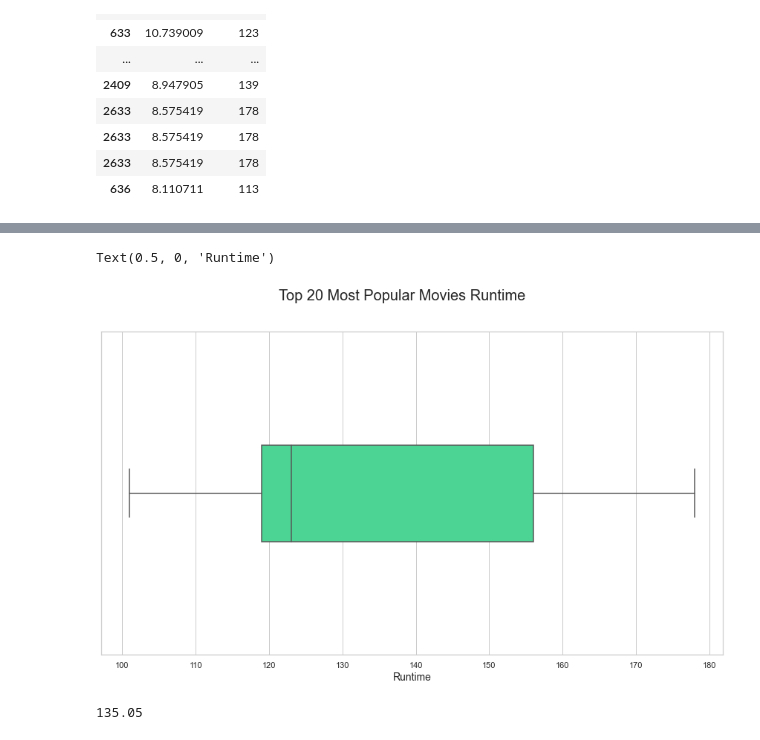
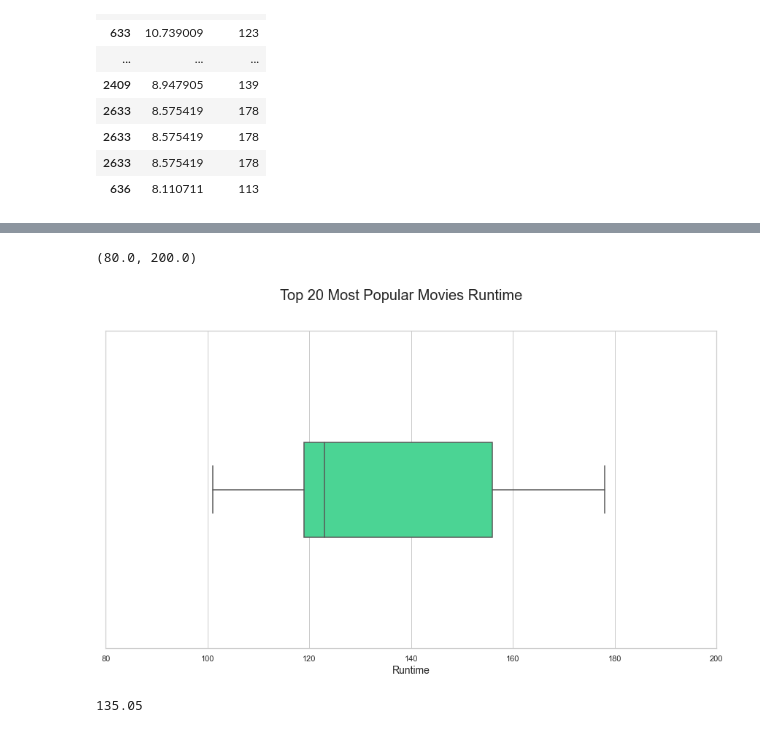
Before and after one commit to krbendol/movie_analysis_Microsoft, a Jupyter notebook: cleaning_of_data.ipynb, the cells around one changed output, grey strips where cells are left out. Drawn from its saved outputs; the diff is of its cells as text; code cells hidden in the pictures.

```diff
--- a/cleaning_of_data.ipynb
+++ b/cleaning_of_data.ipynb
@@ -470,16 +414,17 @@ Name: runtime, dtype: int64
 # %%
 #boxplot = sns.boxplot( x=top_20_pop["runtime"], width = .3,);
 #boxplot.axes.set_title("Top 20 Most Popular Movies Runtime", fontsize=16)
 #boxplot.set_xlabel("Runtime", fontsize=14)
 
 fig, ax = plt.subplots(figsize=(15,8))
 plt.ticklabel_format(style="plain")
 sns.boxplot(x=top_20_pop["runtime"], width = .3, color = '#34eb95');
 plt.suptitle("Top 20 Most Popular Movies Runtime", fontsize=20)
 plt.xlabel("Runtime", fontsize=14)
+plt.xlim(80,200)
 # %% [output]
-Text(0.5, 0, 'Runtime')
+(80.0, 200.0)
-[figure, old version]
+[figure, new version]
 # %%
 #average run time
 top_20_pop['runtime'].mean(axis=0).round(2)
```
Also changed, not shown: parts of 11 cells of this notebook.
